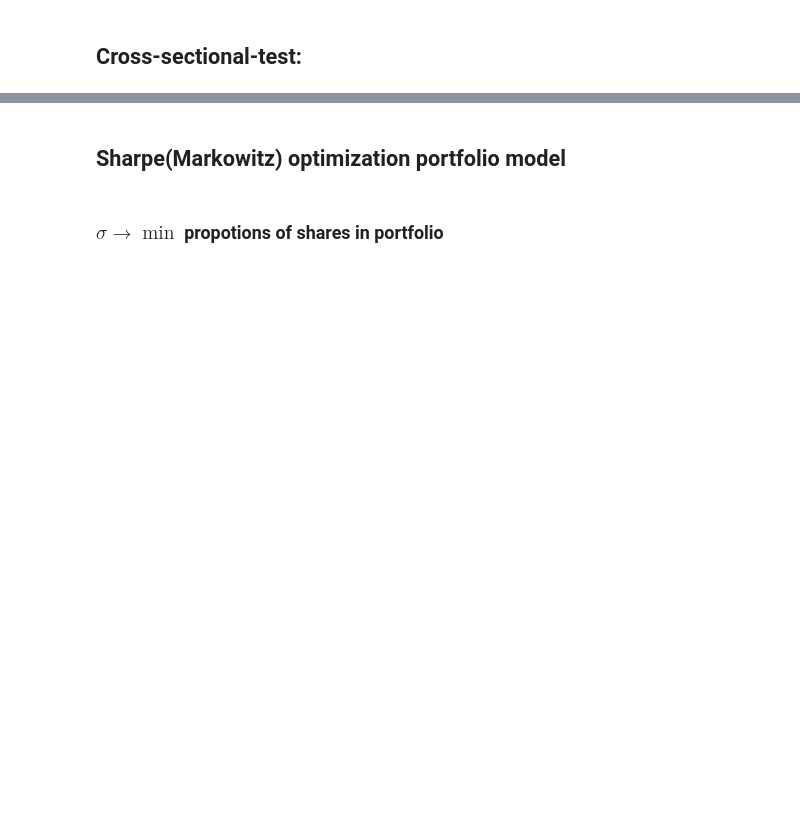
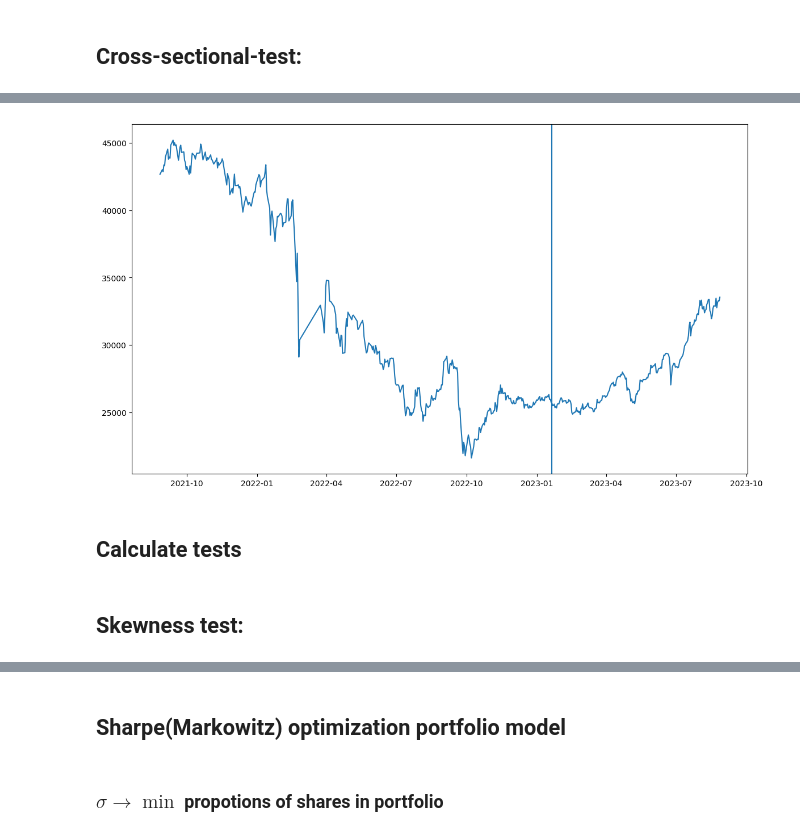
Before and after one commit to DefaultMaxim/event-study-methodology, a Jupyter notebook: example.ipynb, the cells around one changed output, grey strips where cells are left out. Saved outputs shown, nothing was run; the diff lists cells and outputs as text; code cells hidden in the pictures; blank space fills up the shorter version.

```diff
--- a/example.ipynb
+++ b/example.ipynb
@@ -179,0 +151,8 @@ SMLT
+# %%
+close = pd.read_csv('data_import/datasets/close_portfolio.csv', index_col='time')
+
+close['market'] = [close.iloc[i].sum() for i in range(len(close))]
+
+close.index = pd.to_datetime(close.index)
+
+date = pd.to_datetime('2023-01-20 07:00:00+00:00')
@@ -179,0 +163,6 @@ SMLT
+# %%
+market_plot(market=close.market, event_date=date)
+# %% [output]
+[figure, added]
+# %% [markdown]
+## Calculate tests
@@ -179,0 +179,2 @@ SMLT
+# %% [markdown]
+## Skewness test:
```
Also changed, not shown: parts of 21 cells of this notebook.
